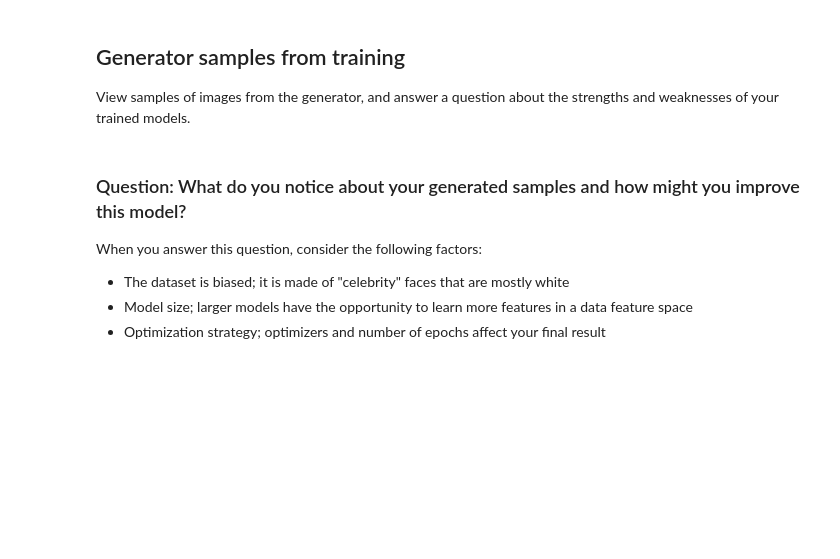
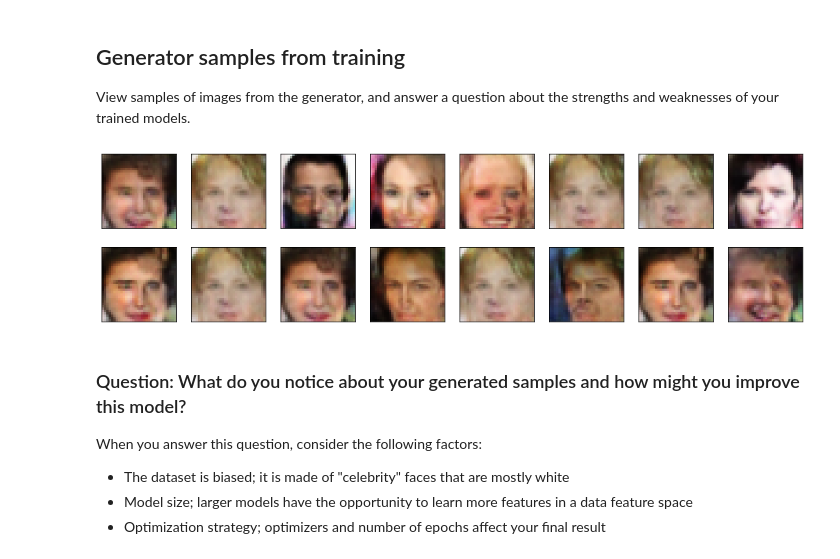
Before and after one commit to ebrahimebrahim/udaproject_face_generation, a Jupyter notebook: dlnd_face_generation.ipynb, the cells around one changed output. Saved outputs shown, nothing was run; the diff lists cells and outputs as text; code cells hidden in the pictures; blank space fills up the shorter version.

```diff
--- a/dlnd_face_generation.ipynb
+++ b/dlnd_face_generation.ipynb
@@ -475,10 +636,12 @@ def view_samples(epoch, samples):
         im = ax.imshow(img.reshape((32,32,3)))
 # %%
 # Load samples from generator, taken while training
-with open('train_samples.pkl', 'rb') as f:
+with open('train_samples'+run_id+'.pkl', 'rb') as f:
     samples = pkl.load(f)
 # %%
-_ = view_samples(-1, samples)
+_ = view_samples(-2, samples)
+# %% [output]
+[figure, added]
 # %% [markdown]
 ### Question: What do you notice about your generated samples and how might you improve this model?
 When you answer this question, consider the following factors:
```
Also changed, not shown: parts of 18 cells of this notebook.
